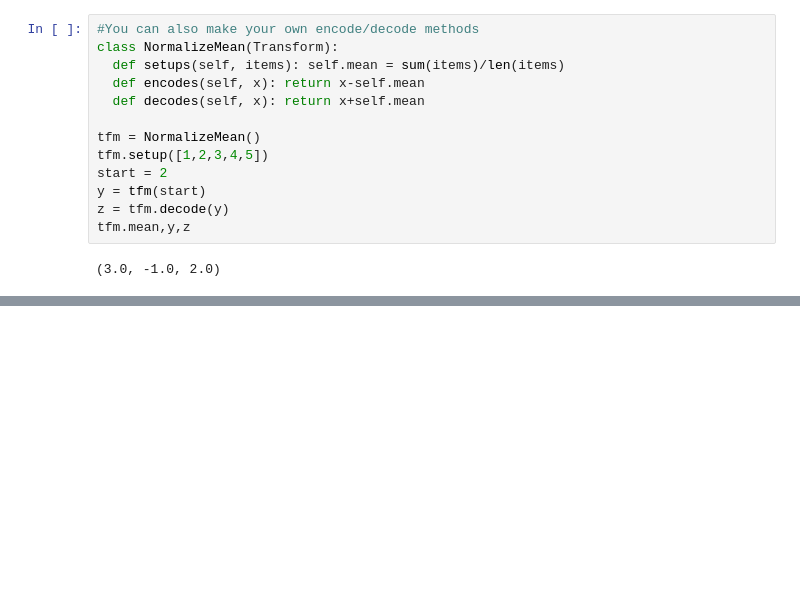
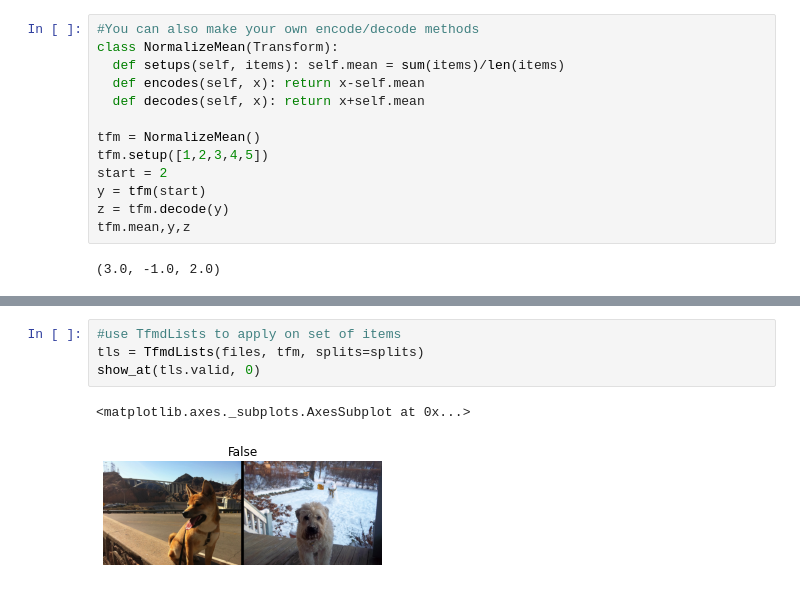
Before and after one commit to steimel60/ML, a Jupyter notebook: DeepLearning/DataMunging.ipynb, the cells around one changed output, grey strips where cells are left out. Drawn from its saved outputs; the diff is of its cells as text; blank space fills up the shorter version.

```diff
--- a/DeepLearning/DataMunging.ipynb
+++ b/DeepLearning/DataMunging.ipynb
@@ -64,0 +159,7 @@ tfm.mean,y,z
+# %%
+#use TfmdLists to apply on set of items
+tls = TfmdLists(files, tfm, splits=splits)
+show_at(tls.valid, 0)
+# %% [output]
+<matplotlib.axes._subplots.AxesSubplot at 0x...>
+[figure, added]
```
Also changed, not shown: parts of 15 cells of this notebook.
